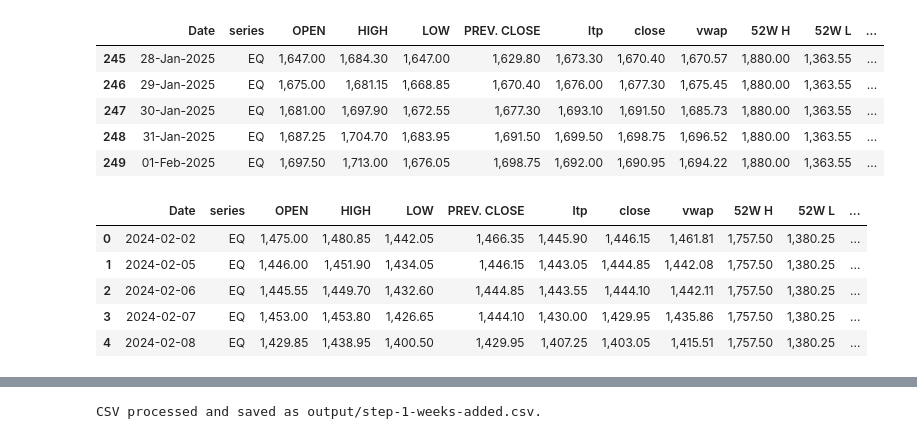
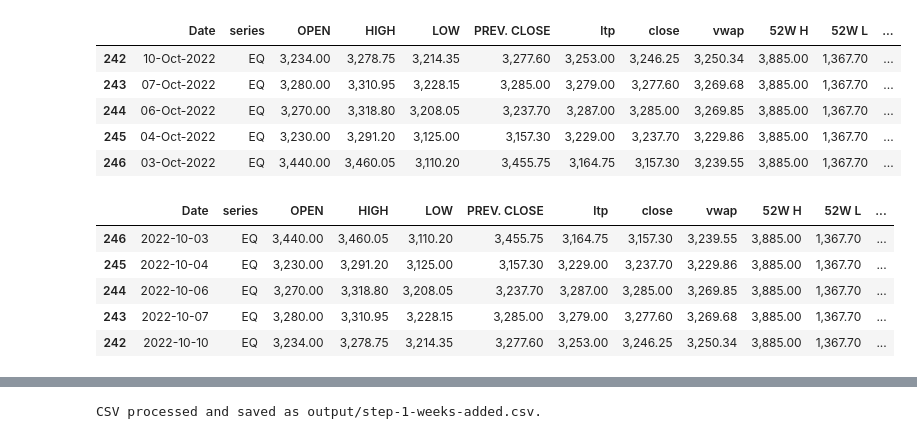
Before and after one commit to Mayank-MP05/darvas-box-trading-js, a Jupyter notebook: step-1-weeks-addition.ipynb, the cells around one changed output, grey strips where cells are left out. Saved outputs shown, nothing was run; the diff lists cells and outputs as text; code cells hidden in the pictures.

```diff
--- a/step-1-weeks-addition.ipynb
+++ b/step-1-weeks-addition.ipynb
@@ -3,16 +3,16 @@ import pandas as pd
 import numpy as np
 # %%
 # Load CSV
-file_path = "data/hdfc-bank-raw.csv"
+file_path = "data/AdaniComparisonData.csv"
 df = pd.read_csv(file_path)
 df.tail()
 # %% [output]
 |  | Date | series | OPEN | HIGH | LOW | PREV. CLOSE | ltp | close | vwap | 52W H | 52W L | ... |
-| 245 | 28-Jan-2025 | EQ | 1,647.00 | 1,684.30 | 1,647.00 | 1,629.80 | 1,673.30 | 1,670.40 | 1,670.57 | 1,880.00 | 1,363.55 | ... |
-| 246 | 29-Jan-2025 | EQ | 1,675.00 | 1,681.15 | 1,668.85 | 1,670.40 | 1,676.00 | 1,677.30 | 1,675.45 | 1,880.00 | 1,363.55 | ... |
-| 247 | 30-Jan-2025 | EQ | 1,681.00 | 1,697.90 | 1,672.55 | 1,677.30 | 1,693.10 | 1,691.50 | 1,685.73 | 1,880.00 | 1,363.55 | ... |
-| 248 | 31-Jan-2025 | EQ | 1,687.25 | 1,704.70 | 1,683.95 | 1,691.50 | 1,699.50 | 1,698.75 | 1,696.52 | 1,880.00 | 1,363.55 | ... |
-| 249 | 01-Feb-2025 | EQ | 1,697.50 | 1,713.00 | 1,676.05 | 1,698.75 | 1,692.00 | 1,690.95 | 1,694.22 | 1,880.00 | 1,363.55 | ... |
+| 242 | 10-Oct-2022 | EQ | 3,234.00 | 3,278.75 | 3,214.35 | 3,277.60 | 3,253.00 | 3,246.25 | 3,250.34 | 3,885.00 | 1,367.70 | ... |
+| 243 | 07-Oct-2022 | EQ | 3,280.00 | 3,310.95 | 3,228.15 | 3,285.00 | 3,279.00 | 3,277.60 | 3,269.68 | 3,885.00 | 1,367.70 | ... |
+| 244 | 06-Oct-2022 | EQ | 3,270.00 | 3,318.80 | 3,208.05 | 3,237.70 | 3,287.00 | 3,285.00 | 3,269.85 | 3,885.00 | 1,367.70 | ... |
+| 245 | 04-Oct-2022 | EQ | 3,230.00 | 3,291.20 | 3,125.00 | 3,157.30 | 3,229.00 | 3,237.70 | 3,229.86 | 3,885.00 | 1,367.70 | ... |
+| 246 | 03-Oct-2022 | EQ | 3,440.00 | 3,460.05 | 3,110.20 | 3,455.75 | 3,164.75 | 3,157.30 | 3,239.55 | 3,885.00 | 1,367.70 | ... |
 # %%
 df.columns = df.columns.str.strip()  # Removes spaces
 # %%
@@ -29,11 +29,11 @@ df = df.sort_values(by='Date')
 df.head()
 # %% [output]
 |  | Date | series | OPEN | HIGH | LOW | PREV. CLOSE | ltp | close | vwap | 52W H | 52W L | ... |
-| 0 | 2024-02-02 | EQ | 1,475.00 | 1,480.85 | 1,442.05 | 1,466.35 | 1,445.90 | 1,446.15 | 1,461.81 | 1,757.50 | 1,380.25 | ... |
-| 1 | 2024-02-05 | EQ | 1,446.00 | 1,451.90 | 1,434.05 | 1,446.15 | 1,443.05 | 1,444.85 | 1,442.08 | 1,757.50 | 1,380.25 | ... |
-| 2 | 2024-02-06 | EQ | 1,445.55 | 1,449.70 | 1,432.60 | 1,444.85 | 1,443.55 | 1,444.10 | 1,442.11 | 1,757.50 | 1,380.25 | ... |
-| 3 | 2024-02-07 | EQ | 1,453.00 | 1,453.80 | 1,426.65 | 1,444.10 | 1,430.00 | 1,429.95 | 1,435.86 | 1,757.50 | 1,380.25 | ... |
-| 4 | 2024-02-08 | EQ | 1,429.85 | 1,438.95 | 1,400.50 | 1,429.95 | 1,407.25 | 1,403.05 | 1,415.51 | 1,757.50 | 1,380.25 | ... |
+| 246 | 2022-10-03 | EQ | 3,440.00 | 3,460.05 | 3,110.20 | 3,455.75 | 3,164.75 | 3,157.30 | 3,239.55 | 3,885.00 | 1,367.70 | ... |
+| 245 | 2022-10-04 | EQ | 3,230.00 | 3,291.20 | 3,125.00 | 3,157.30 | 3,229.00 | 3,237.70 | 3,229.86 | 3,885.00 | 1,367.70 | ... |
+| 244 | 2022-10-06 | EQ | 3,270.00 | 3,318.80 | 3,208.05 | 3,237.70 | 3,287.00 | 3,285.00 | 3,269.85 | 3,885.00 | 1,367.70 | ... |
+| 243 | 2022-10-07 | EQ | 3,280.00 | 3,310.95 | 3,228.15 | 3,285.00 | 3,279.00 | 3,277.60 | 3,269.68 | 3,885.00 | 1,367.70 | ... |
+| 242 | 2022-10-10 | EQ | 3,234.00 | 3,278.75 | 3,214.35 | 3,277.60 | 3,253.00 | 3,246.25 | 3,250.34 | 3,885.00 | 1,367.70 | ... |
 # %%
 # Function to insert empty rows
 def insert_empty_rows(df):
```
Also changed, not shown: parts of 2 cells of this notebook, 9 other files.
